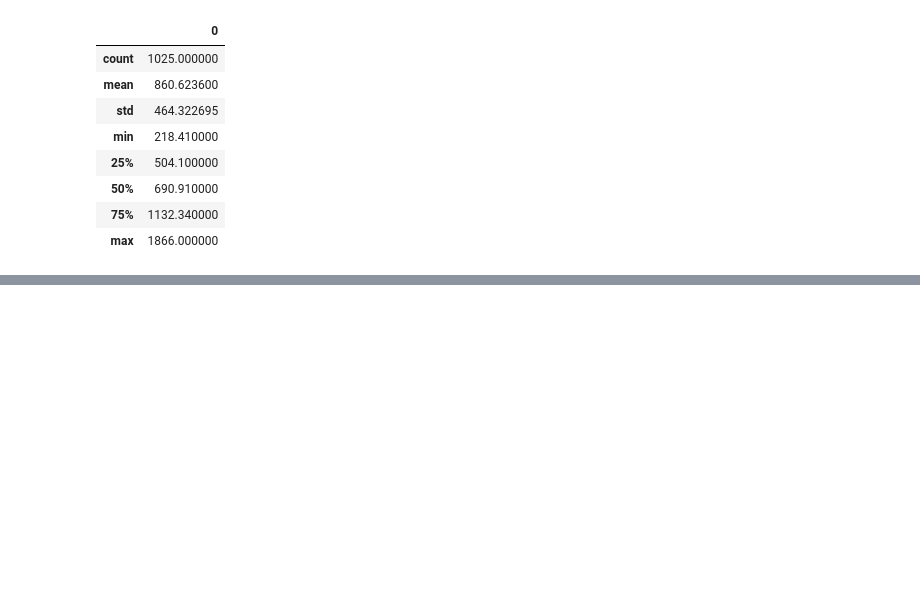
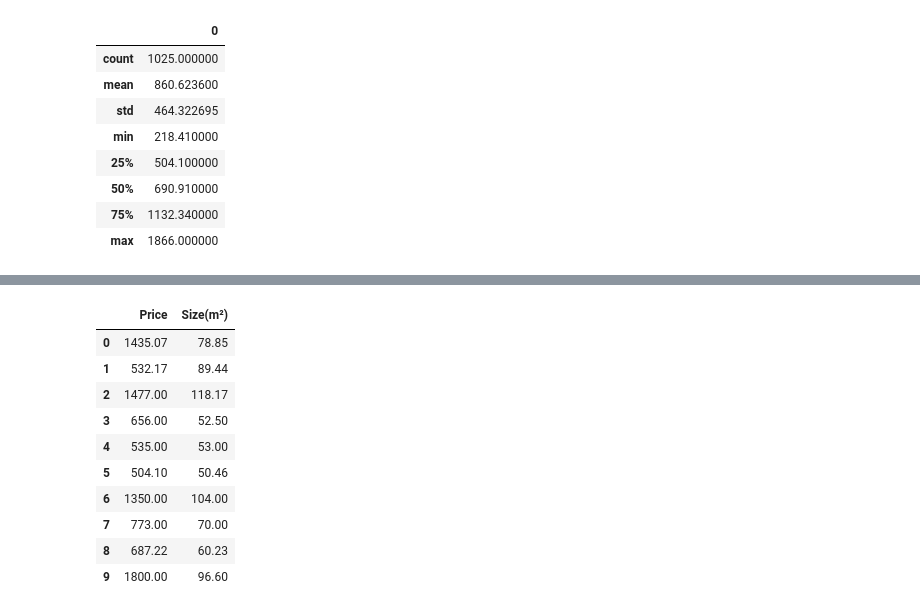
Before and after one commit to Olasunola/Housing_Cost_Analysis, a Jupyter notebook: Data_cleaning_sheet.ipynb, the cells around one changed output, grey strips where cells are left out. Saved outputs shown, nothing was run; the diff lists cells and outputs as text; code cells hidden in the pictures; blank space fills up the shorter version.

```diff
--- a/Data_cleaning_sheet.ipynb
+++ b/Data_cleaning_sheet.ipynb
@@ -71,0 +71,5 @@ price_df.describe()
+# %%
+final_size = []
+for stringss in final_size:
+    final_size1.append(float(stringss))
+print(final_size1)
@@ -71,0 +78,2 @@ price_df.describe()
+# %%
+size_df = pd.DataFrame(final_size1)
@@ -71,0 +89,2 @@ price_df.describe()
+# %%
+real_estate_df = pd.concat([price_df, size_df], axis=1)
@@ -71,0 +100,16 @@ price_df.describe()
+# %%
+real_estate_df.columns = ['Price', 'Size(m²)']
+# %%
+real_estate_df.head(10)
+# %% [output]
+|  | Price | Size(m²) |
+| 0 | 1435.07 | 78.85 |
+| 1 | 532.17 | 89.44 |
+| 2 | 1477.00 | 118.17 |
+| 3 | 656.00 | 52.50 |
+| 4 | 535.00 | 53.00 |
+| 5 | 504.10 | 50.46 |
+| 6 | 1350.00 | 104.00 |
+| 7 | 773.00 | 70.00 |
+| 8 | 687.22 | 60.23 |
+| 9 | 1800.00 | 96.60 |
```
Also changed, not shown: parts of 11 cells of this notebook.
